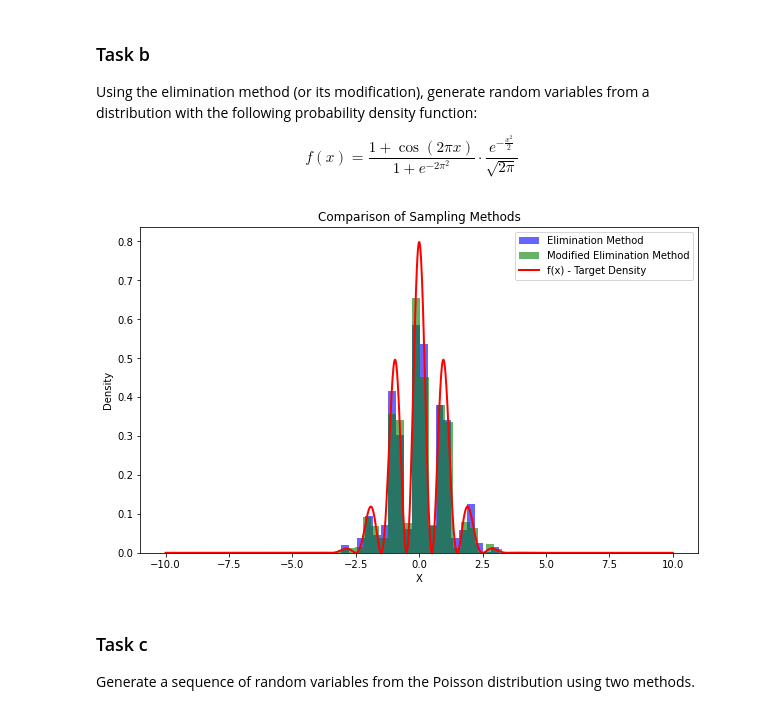
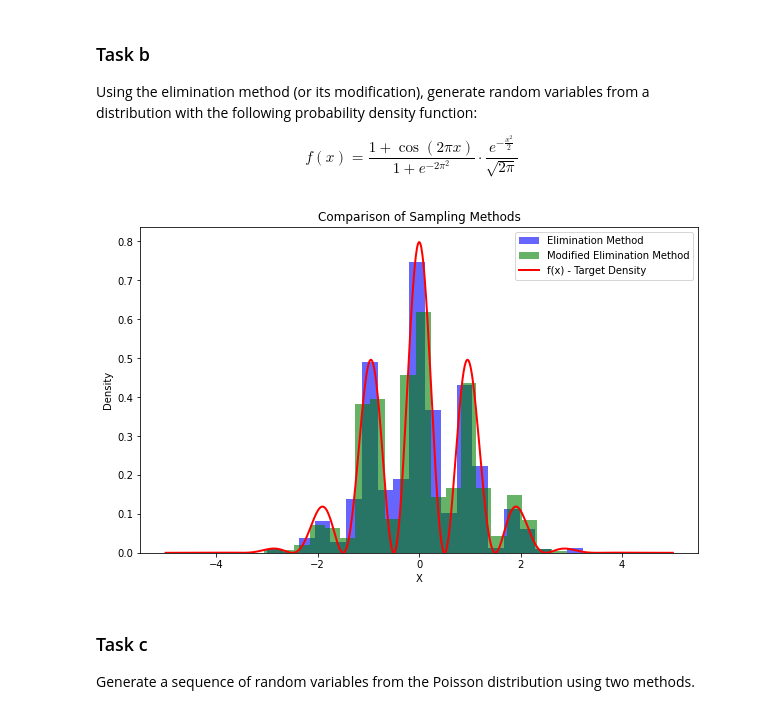
Before and after one commit to sienkozuzanna/financial-mathematics, a Jupyter notebook: pseudorandom_number_generation.ipynb, the cells around one changed output. Cells and saved outputs as stored; diff of their text form; code cells hidden in the pictures.

```diff
--- a/pseudorandom_number_generation.ipynb
+++ b/pseudorandom_number_generation.ipynb
@@ -52,0 +47,6 @@ plot_algorithm_results(generated_numbers, "Linear generator")
+# %%
+linear_generator=Linear_Generator(42)
+
+n=10000 #number of generated samples
+generated_numbers=[linear_generator.random() for _ in range(n)]
+plot_algorithm_results(generated_numbers, "Linear generator")
@@ -61,55 +111,28 @@ $$
 # %%
-#density function f
-def f(x):
-    cos_part = 1 + math.cos(2 * math.pi * x)
-    exp_part = math.exp(-x**2 / 2)
-    denominator = (1 + math.exp(-2 * math.pi**2))
-
-    return cos_part* exp_part / (denominator*math.sqrt(2 * math.pi))
-
-#normal distribution function as g
-def g(x, mu=0, sigma=1):
-    return (1 / (math.sqrt(2 * math.pi * sigma**2))) * np.exp(- (x - mu)**2 / (2 * sigma**2))
-
-def elimination_method(a, b, d):
-    while True:
-        X = np.random.uniform(a, b)
-        Y = np.random.uniform(0, d)
-        if Y <= f(X):
-            return X
-
-def modified_elimination_method(a, b, c):
-    while True:
-        X = np.random.normal(0, 1)
-        Y = np.random.uniform(0, 1)
-
-        if Y <= (f(X) / (c * g(X))):
-            return X
-
 c=10 #number greater than 1, f(x) <= c * g(x)
-a, b = -10, 10
+a, b, d = -5, 5, 2
 n=1000 #number of generated samples
 
-X_elimination_method=[elimination_method(a,b,100) for _ in range(n)]
+X_elimination_method=[elimination_method(a,b,d) for _ in range(n)]
 X_modified_elimination_method=[modified_elimination_method(a,b,c) for _ in range(n)]
 
 #visualize the distribution of generated numbers
 plt.figure(figsize=(10, 6))
 plt.hist(X_elimination_method, bins=20, density=True, alpha=0.6, color='b', label="Elimination Method")
 plt.hist(X_modified_elimination_method, bins=20, density=True, alpha=0.6, color='g', label="Modified Elimination Method")
 
 #plot target density
 x_vals = np.linspace(a, b, 1000)
 y_vals = [f(x) for x in x_vals]
 plt.plot(x_vals, y_vals, label="f(x) - Target Density", color='r', linewidth=2)
 
 plt.xlabel('X')
 plt.ylabel('Density')
 plt.legend()
 plt.title("Comparison of Sampling Methods")
 plt.show()
 # %% [output]
-[figure, old version]
+[figure, new version]
 # %% [markdown]
 ### Task c
 
```
Also changed, not shown: parts of 18 cells of this notebook.
